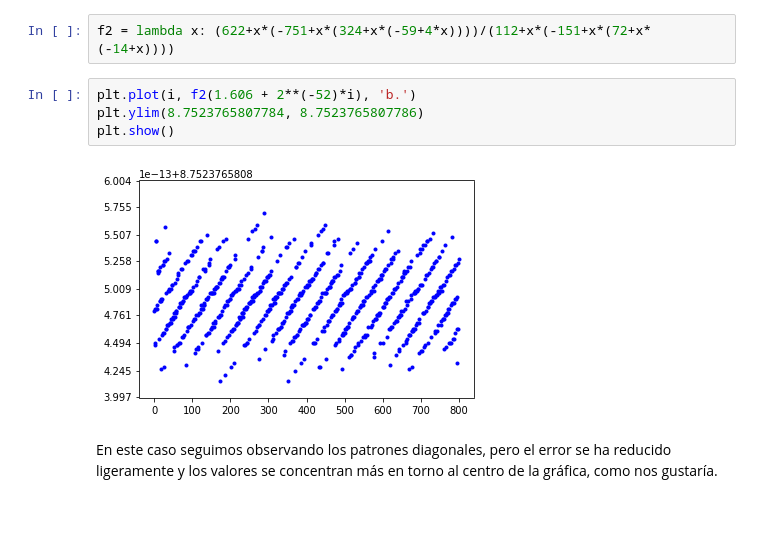
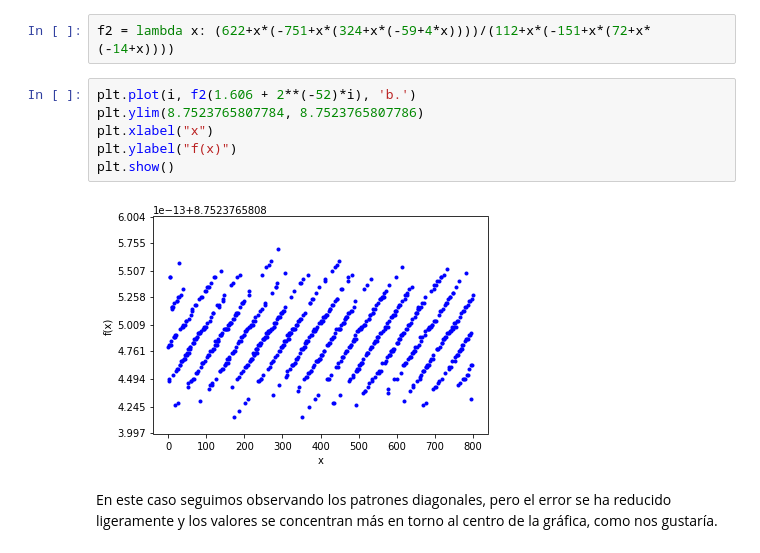
Before and after one commit to Ludvins/Practicas_CN, a Jupyter notebook: P1.ipynb, the cells around one changed output. Saved outputs shown, nothing was run; the diff lists cells and outputs as text; blank space fills up the shorter version.

```diff
--- a/P1.ipynb
+++ b/P1.ipynb
@@ -51,9 +53,11 @@ f2 = lambda x: (622+x*(-751+x*(324+x*(-59+4*x))))/(112+x*(-151+x*(72+x*(-14+x)))
 # %%
 plt.plot(i, f2(1.606 + 2**(-52)*i), 'b.')
 plt.ylim(8.7523765807784, 8.7523765807786)
+plt.xlabel("x")
+plt.ylabel("f(x)")
 plt.show()
 # %% [output]
-[figure, old version]
+[figure, new version]
 # %% [markdown]
 En este caso seguimos observando los patrones diagonales, pero el error se ha reducido ligeramente y los valores se concentran más en torno al centro de la gráfica, como nos gustaría.
 # %% [markdown]
```
Also changed, not shown: parts of 5 cells of this notebook, 1 other file.
